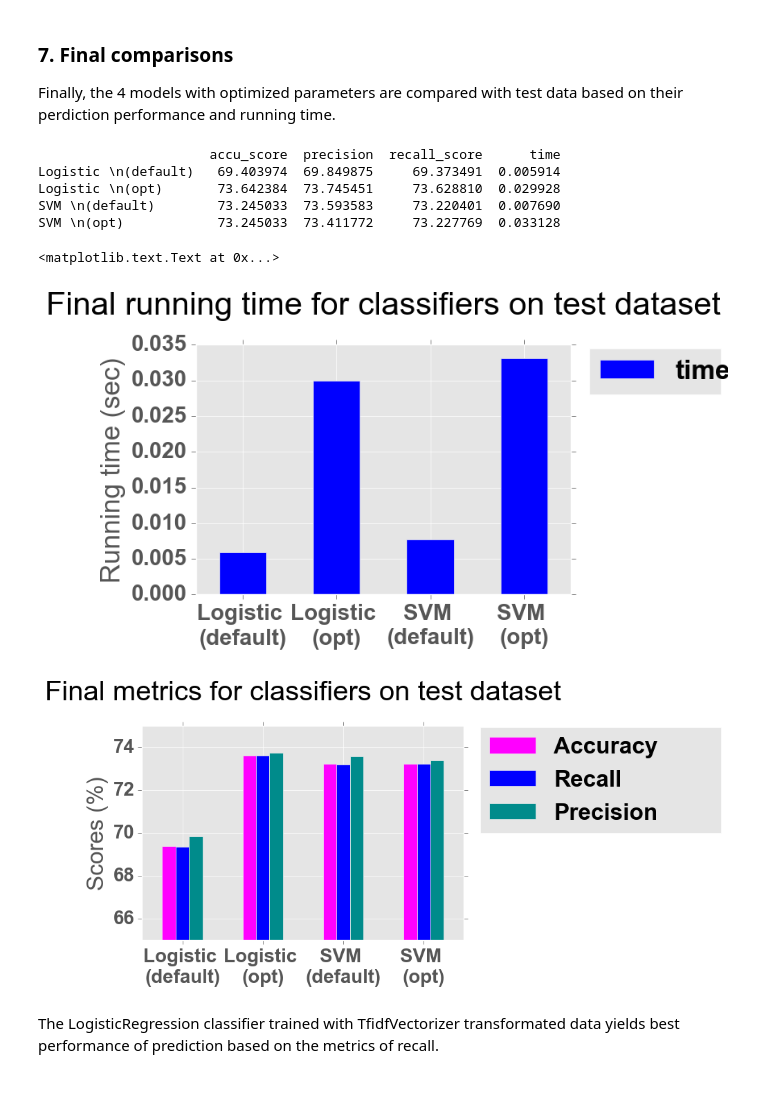
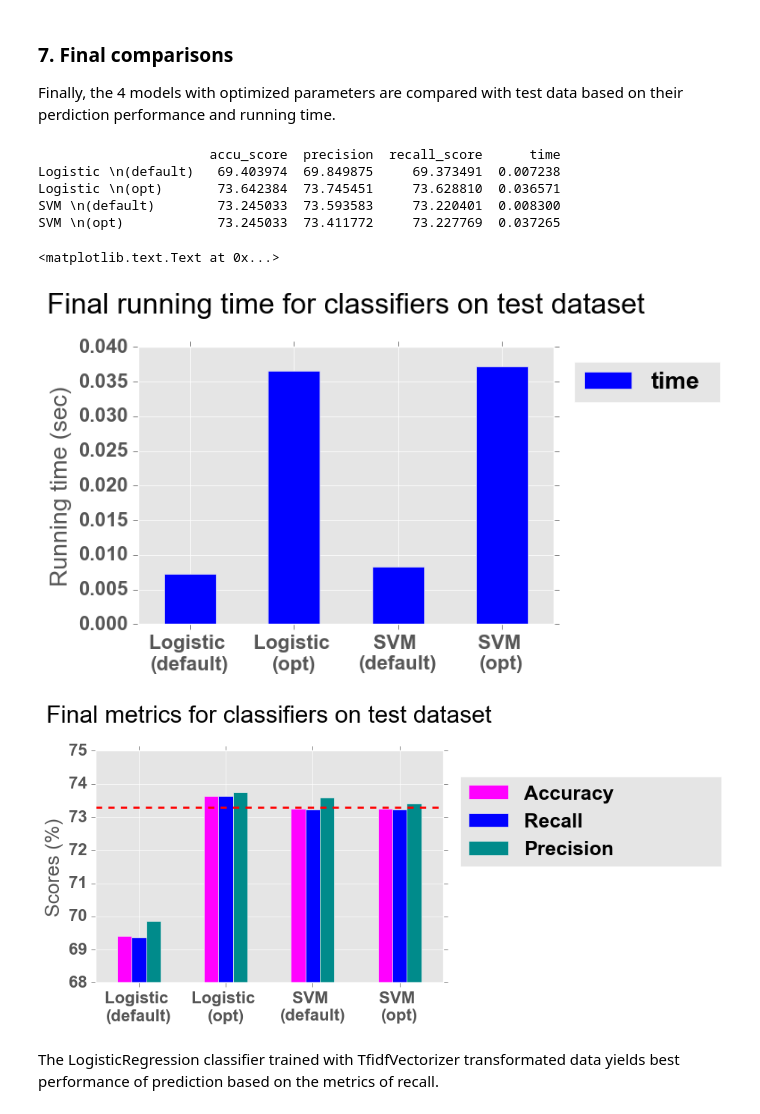
Before and after one commit to lanttern/Insight, a Jupyter notebook: MedicalRecordsStrokePrediction.ipynb, the cells around one changed output. Cells and saved outputs as stored; diff of their text form; code cells hidden in the pictures.

```diff
--- a/MedicalRecordsStrokePrediction.ipynb
+++ b/MedicalRecordsStrokePrediction.ipynb
@@ -113,6 +113,7 @@ def feature_selection(clf, X, y, vec, title, xlabel, is_test = False):
     # the following code is used to plot a graph for train data to visulize the
     # selected features when the value of is_test is False.
     if not is_test:
+        matplotlib.rcParams.update({'font.size': 16})
         # define the figure
         plt.Figure(figsize = (10, 16))
         # get the coefficient (or weight) for each feature
@@ -552,40 +553,41 @@ preds = [pred_lr_tfidf,
         pred_svc_tfidf,
         pred_svc_tfidf_best]
 accuracy_scores = [accuracy_score(y_test_transform, pred)*100 for pred in preds]
 recall_scores = [recall_score(y_test_transform, pred, average = 'macro')*100 for pred in preds]
 precision_scores = [precision_score(y_test_transform, pred, average = 'macro')*100 for pred in preds]
 f1_scores = [f1_score(y_test_transform, pred)*100 for pred in preds]
 # put data into pandas dataframe
 df = pd.DataFrame({'time':times, 'accu_score': accuracy_scores, 'recall_score': recall_scores,
                    'precision': precision_scores})
 df.index = clfs
 # print the data
 print df
 # plot the time graph
 plt.Figure(figsize = (15,8))
 df[['time']].plot(kind = 'bar', color = ['b'], rot = 0)
 plt.legend(['time'], bbox_to_anchor=(1.05, .8, 0.35, 0),loc=3, mode="expand",
                    borderaxespad=0.)
 plt.ylabel('Running time (sec)')
 plt.title('Final running time for classifiers on test dataset', y = 1.1)
 # plot the final metrics graph
 plt.Figure(figsize = (15,8))
 df_1 = df[['accu_score', 'recall_score', 'precision']]
 df_1.plot(kind = 'bar', color = ['magenta', 'blue', 'darkcyan'], rot = 0)
-plt.ylim([65, 75])
+plt.ylim([68, 75])
 plt.legend(['Accuracy', 'Recall', 'Precision'], bbox_to_anchor=(1.05, 0.5, 0.75, 0),loc=3, mode="expand",
                    borderaxespad=0.)
+plt.axhline(y = 73.3, color = 'red', linestyle='dashed', linewidth=2)
 plt.ylabel('Scores (%)')
 plt.title('Final metrics for classifiers on test dataset', y = 1.1)
 # %% [output]
                       accu_score  precision  recall_score      time
-Logistic \n(default)   69.403974  69.849875     69.373491  0.005914
-Logistic \n(opt)       73.642384  73.745451     73.628810  0.029928
-SVM \n(default)        73.245033  73.593583     73.220401  0.007690
-SVM \n(opt)            73.245033  73.411772     73.227769  0.033128
+Logistic \n(default)   69.403974  69.849875     69.373491  0.007238
+Logistic \n(opt)       73.642384  73.745451     73.628810  0.036571
+SVM \n(default)        73.245033  73.593583     73.220401  0.008300
+SVM \n(opt)            73.245033  73.411772     73.227769  0.037265
 <matplotlib.text.Text at 0x...>
-[figure, old version]
+[figure, new version]
-[figure, old version]
+[figure, new version]
 # %% [markdown]
 The LogisticRegression classifier trained with TfidfVectorizer transformated data yields best performance of prediction based on the metrics of recall.
 # %% [markdown]
```
Also changed, not shown: parts of 7 cells of this notebook.
